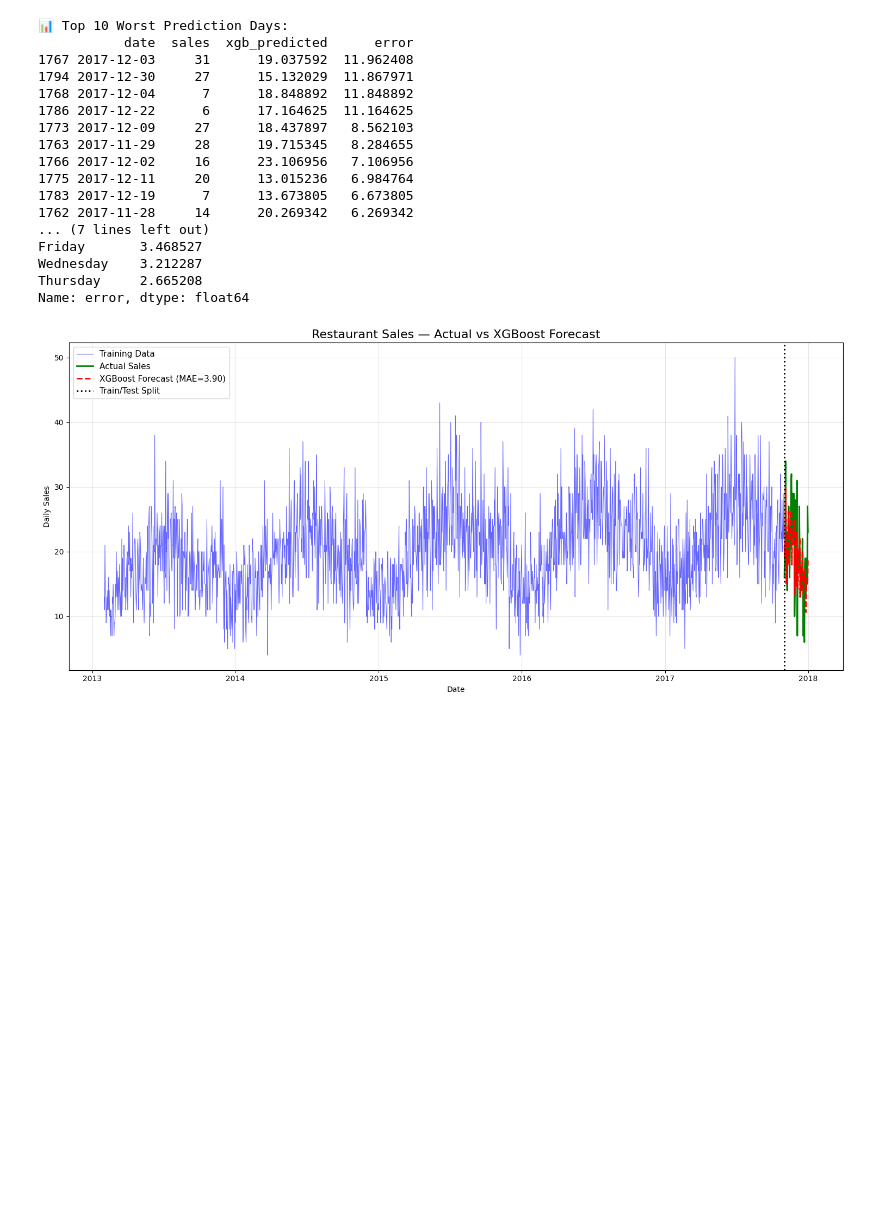
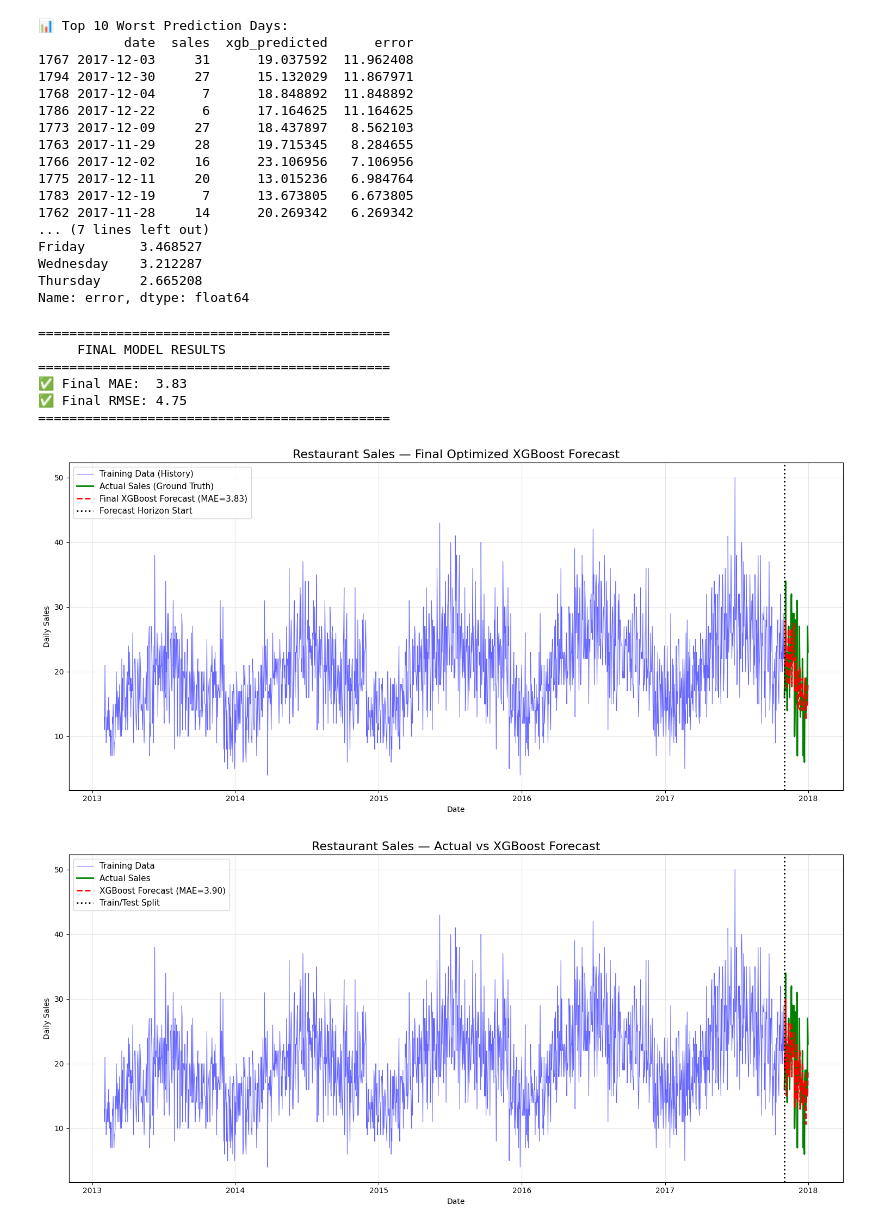
Before and after one commit to rahulmaurya493/restaurant-demand-forecasting, a Jupyter notebook: code_Store.ipynb, the cells around one changed output. Cells and saved outputs as stored; diff of their text form; code cells hidden in the pictures; blank space fills up the shorter version.

Commit message:
Add files via upload
model-tuning: final XGBoost MAE 3.83 after hyperparameter tuning, project complete

```diff
--- a/code_Store.ipynb
+++ b/code_Store.ipynb
@@ -698,6 +698,74 @@ Friday       3.468527
 Wednesday    3.212287
 Thursday     2.665208
 Name: error, dtype: float64
+# %%
+import matplotlib.pyplot as plt
+import numpy as np
+import pandas as pd
+import xgboost as xgb
+from sklearn.metrics import mean_absolute_error, mean_squared_error
+
+# --- 1. TRAIN FINAL MODEL ---
+# Using your optimized parameters for a "Smooth" learning curve
+final_model = xgb.XGBRegressor(
+    max_depth=4,
+    learning_rate=0.05,
+    n_estimators=100,
+    random_state=42
+)
+
+final_model.fit(X_train, y_train, verbose=False)
+
+# --- 2. EVALUATE ---
+final_pred = final_model.predict(X_test)
+final_mae = mean_absolute_error(y_test, final_pred)
+final_rmse = np.sqrt(mean_squared_error(y_test, final_pred))
+
+print("=" * 45)
+print("     FINAL MODEL RESULTS")
+print("=" * 45)
+print(f"✅ Final MAE:  {final_mae:.2f}")
+print(f"✅ Final RMSE: {final_rmse:.2f}")
+print("=" * 45)
+
+# --- 3. VISUALIZATION ---
+plt.figure(figsize=(15, 7))
+
+# Plotting the historical training data
+plt.plot(train['date'], train['sales'],
+         label='Training Data (History)',
+         color='blue', linewidth=0.8, alpha=0.6)
+
+# Plotting the ground truth for the test period
+plt.plot(test['date'], y_test,
+         label='Actual Sales (Ground Truth)',
+         color='green', linewidth=2)
+
+# Plotting your Final XGBoost Forecast
+plt.plot(test['date'], final_pred,
+         label=f'Final XGBoost Forecast (MAE={final_mae:.2f})',
+         color='red', linewidth=2, linestyle='--')
+
+# Indicating the split point
+plt.axvline(pd.to_datetime(split_date),
+            color='black', linestyle=':', linewidth=2,
+            label='Forecast Horizon Start')
+
+plt.title('Restaurant Sales — Final Optimized XGBoost Forecast', fontsize=16)
+plt.xlabel('Date')
+plt.ylabel('Daily Sales')
+plt.legend(fontsize=11, loc='upper left')
+plt.grid(True, alpha=0.3)
+plt.tight_layout()
+plt.show()
+# %% [output]
+=============================================
+     FINAL MODEL RESULTS
+=============================================
+✅ Final MAE:  3.83
+✅ Final RMSE: 4.75
+=============================================
+[figure, added]
 # %%
 plt.figure(figsize=(15, 7))
 
```
Also changed, not shown: parts of 1 cell of this notebook.
